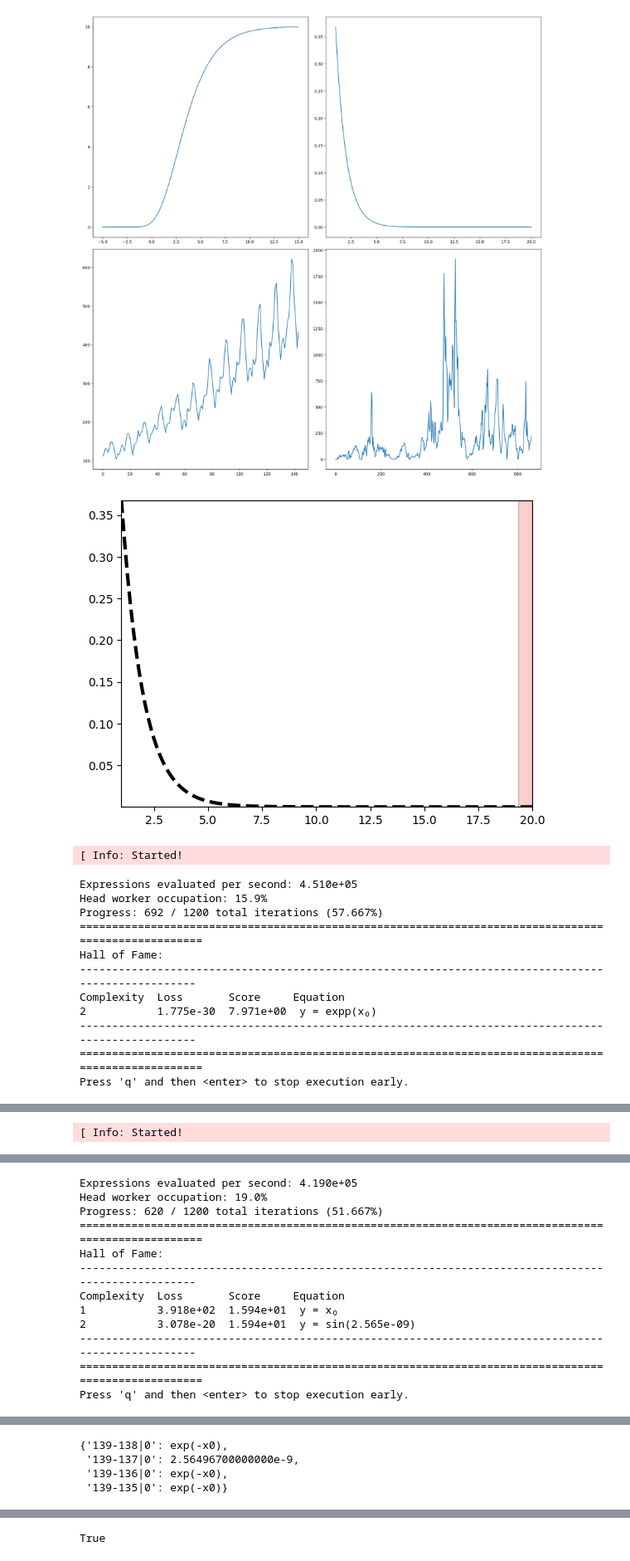
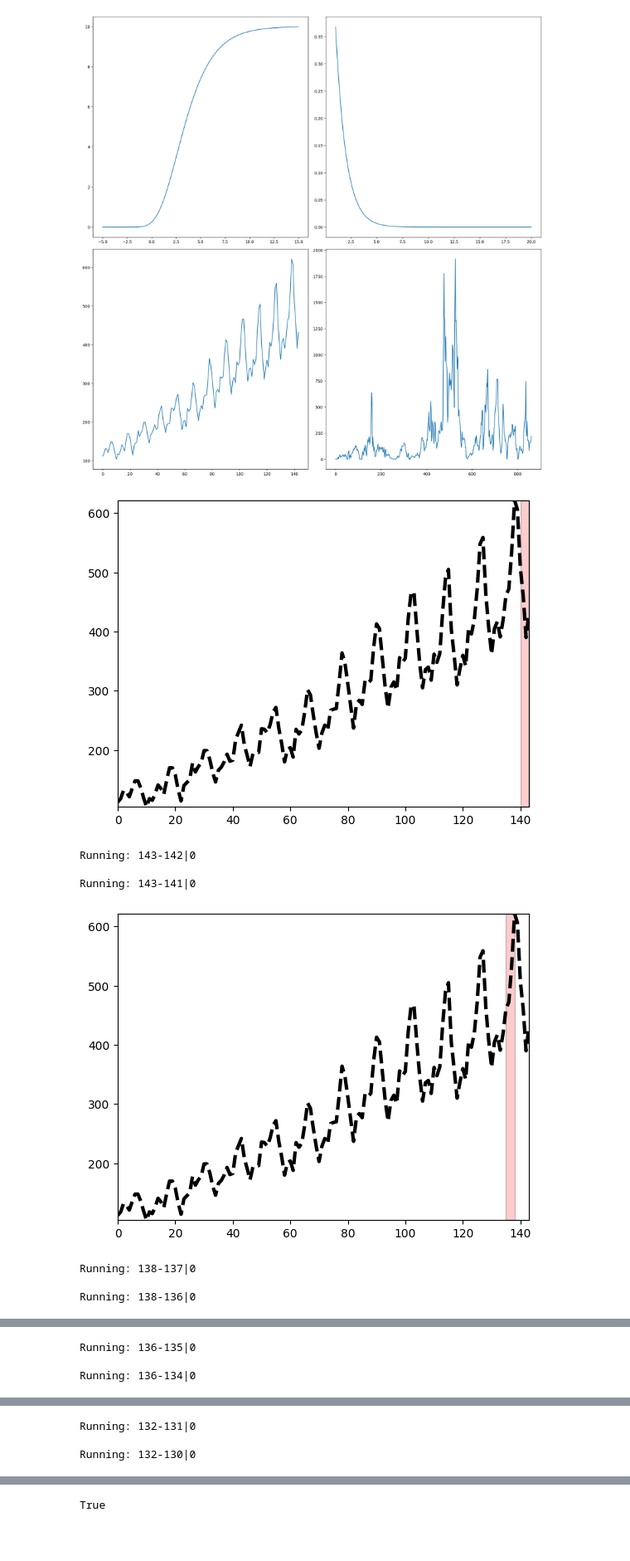
Before and after one commit to Guilherme-Ataliba/Rooling_window-Versatus, a Jupyter notebook: SRRollingMetric/RollingMetric.ipynb, the cells around one changed output, grey strips where cells are left out. Shown at 83% size. Drawn from its saved outputs; the diff is of its cells as text; code cells hidden in the pictures; blank space fills up the shorter version.

Commit message:
created SRRollingMetric tests

```diff
--- a/SRRollingMetric/RollingMetric.ipynb
+++ b/SRRollingMetric/RollingMetric.ipynb
@@ -68,40 +68,40 @@ pyreg = PySRRegressor(
 # %%
 class rollingSR():
     def __init__(self):
         self.SR = PySRRegressor(
             binary_operators=["+", "-", "*", "/"],
             unary_operators=["exp", "expp(x) = exp(-x)", "cos", "sin"],
             temp_equation_file=True,
             elementwise_loss="loss(prediction, target) = (prediction - target)^2",
             extra_sympy_mappings={"expp": lambda x: smp.exp(-x)},
             niterations=60,
             populations=20,
             population_size=60,
-            warm_start=False
+            warm_start=False,
+            verbosity=False,
+            progress=False
         )
 
     def fit(self, X, y):
         self.SR.fit(X, y)
 
     def get_solutions(self):
         return self.SR.sympy().simplify()
 
-RoWi = SRRollingMetric()
-RoWi.fit(X2, y2, rollingSR, direction="left", start=X2[-1], n_points=5, visualize=True)
+RoWi = SRRollingMetric(dir_path="Outputs/Airplane")
 
-output = RoWi.run()
-output
+start_point_options = [-1, -6, -8, -12, -18, -20, -24]
+
+for start in start_point_options:
+    RoWi.fit(X3, y3, rollingSR, direction="left", start=X3[start], n_points=3, visualize=True)
+    RoWi.run()
+    plt.plot()
 # %% [output]
-[figure, old version]
+[figure, new version]
-[ Info: Started!
+Running: 143-142|0
+
+Running: 143-141|0
+[figure, added]
-Expressions evaluated per second: 4.510e+05
-Head worker occupation: 15.9%
-Progress: 692 / 1200 total iterations (57.667%)
-====================================================================================================
-Hall of Fame:
----------------------------------------------------------------------------------------------------
-Complexity  Loss       Score     Equation
-2           1.775e-30  7.971e+00  y = expp(x₀)
----------------------------------------------------------------------------------------------------
-====================================================================================================
-Press 'q' and then <enter> to stop execution early.
+Running: 138-137|0
+
+Running: 138-136|0
@@ -108 +109,3 @@ Press 'q' and then <enter> to stop execution early.
-[ Info: Started!
+Running: 136-135|0
+
+Running: 136-134|0
@@ -109,12 +113,3 @@ Press 'q' and then <enter> to stop execution early.
-Expressions evaluated per second: 4.190e+05
-Head worker occupation: 19.0%
-Progress: 620 / 1200 total iterations (51.667%)
-====================================================================================================
-Hall of Fame:
----------------------------------------------------------------------------------------------------
-Complexity  Loss       Score     Equation
-1           3.918e+02  1.594e+01  y = x₀
-2           3.078e-20  1.594e+01  y = sin(2.565e-09)
----------------------------------------------------------------------------------------------------
-====================================================================================================
-Press 'q' and then <enter> to stop execution early.
+Running: 132-131|0
+
+Running: 132-130|0
@@ -146,4 +124,0 @@ Press 'q' and then <enter> to stop execution early.
-{'139-138|0': exp(-x0),
- '139-137|0': 2.56496700000000e-9,
- '139-136|0': exp(-x0),
- '139-135|0': exp(-x0)}
```
Also changed, not shown: parts of 6 cells of this notebook, 6 other files.
